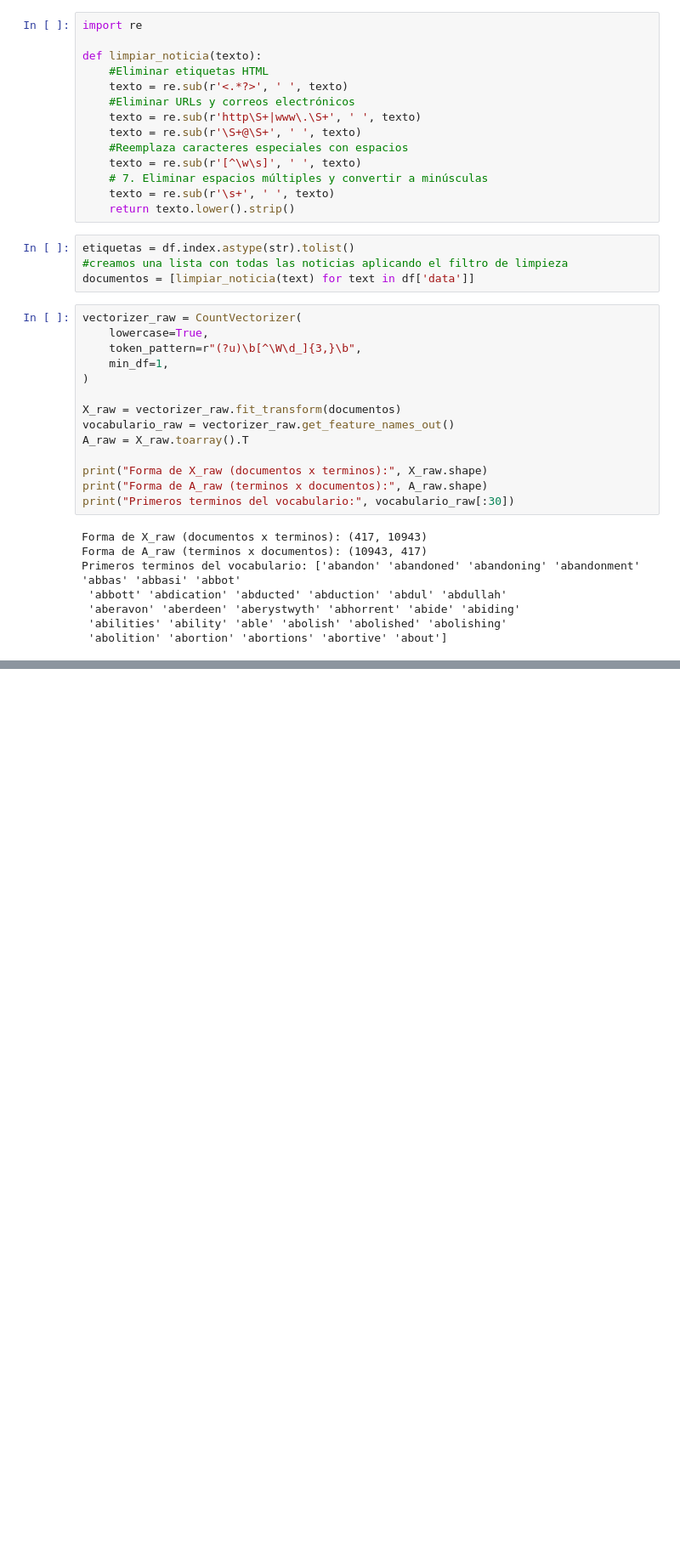
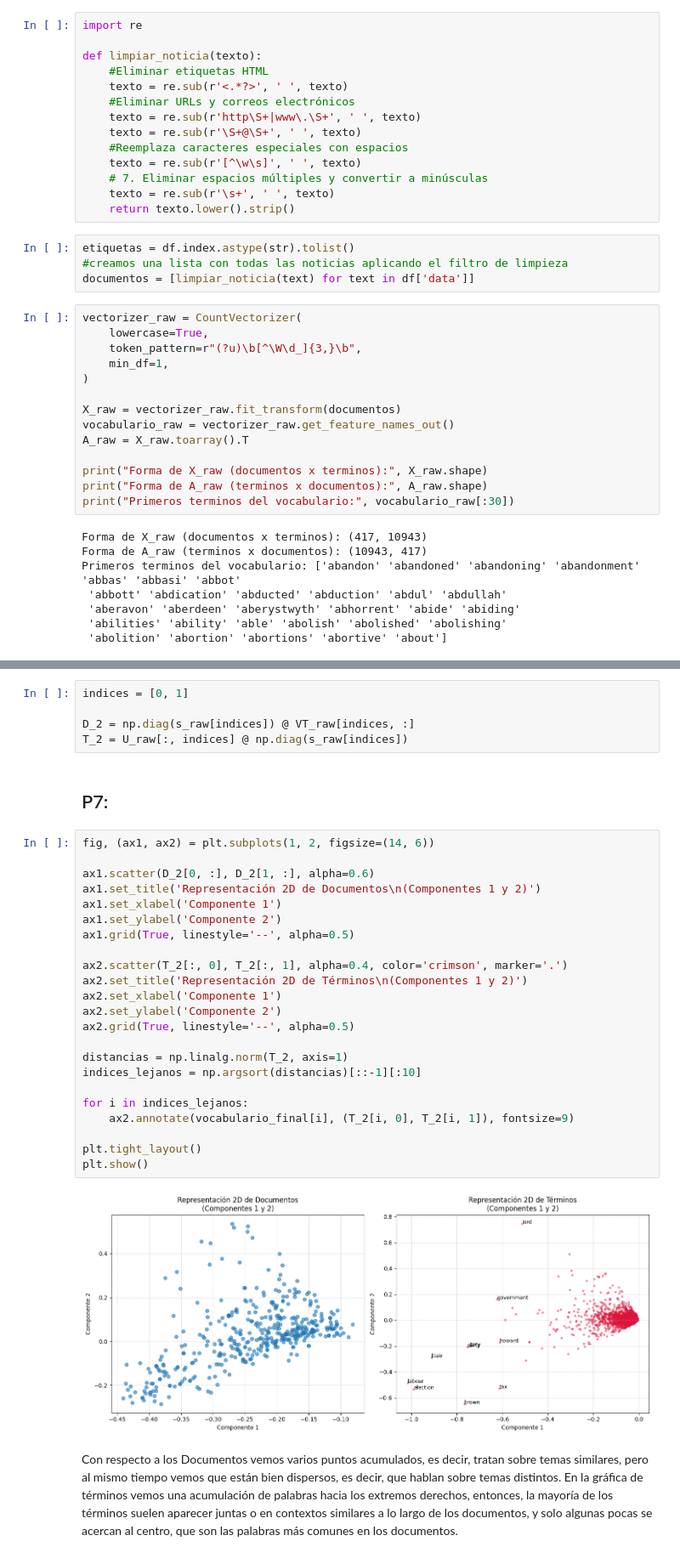
Before and after one commit to Skysilen-t/Proyecto-1-LSA-con-SVD, a Jupyter notebook: P1/Probando-checkpoint.ipynb, the cells around one changed output, grey strips where cells are left out. Shown at 85% size. Cells and saved outputs as stored; diff of their text form; blank space fills up the shorter version.

```diff
--- a/P1/Probando-checkpoint.ipynb
+++ b/P1/Probando-checkpoint.ipynb
@@ -746,0 +366,34 @@ tabla_correlaciones_actividad_final = correlaciones_actividad_componentes(
+# %%
+indices = [0, 1]
+
+D_2 = np.diag(s_raw[indices]) @ VT_raw[indices, :]
+T_2 = U_raw[:, indices] @ np.diag(s_raw[indices])
+# %% [markdown]
+## P7:
+# %%
+fig, (ax1, ax2) = plt.subplots(1, 2, figsize=(14, 6))
+
+ax1.scatter(D_2[0, :], D_2[1, :], alpha=0.6)
+ax1.set_title('Representación 2D de Documentos\n(Componentes 1 y 2)')
+ax1.set_xlabel('Componente 1')
+ax1.set_ylabel('Componente 2')
+ax1.grid(True, linestyle='--', alpha=0.5)
+
+ax2.scatter(T_2[:, 0], T_2[:, 1], alpha=0.4, color='crimson', marker='.')
+ax2.set_title('Representación 2D de Términos\n(Componentes 1 y 2)')
+ax2.set_xlabel('Componente 1')
+ax2.set_ylabel('Componente 2')
+ax2.grid(True, linestyle='--', alpha=0.5)
+
+distancias = np.linalg.norm(T_2, axis=1)
+indices_lejanos = np.argsort(distancias)[::-1][:10]
+
+for i in indices_lejanos:
+    ax2.annotate(vocabulario_final[i], (T_2[i, 0], T_2[i, 1]), fontsize=9)
+
+plt.tight_layout()
+plt.show()
+# %% [output]
+[figure, added]
+# %% [markdown]
+Con respecto a los Documentos vemos varios puntos acumulados, es decir, tratan sobre temas similares, pero al mismo tiempo vemos que están bien dispersos, es decir, que hablan sobre temas distintos. En la gráfica de términos vemos una acumulación de palabras hacia los extremos derechos, entonces, la mayoría de los términos suelen aparecer juntas o en contextos similares a lo largo de los documentos, y solo algunas pocas se acercan al centro, que son las palabras más comunes en los documentos.
```
Also changed, not shown: parts of 24 cells of this notebook.
